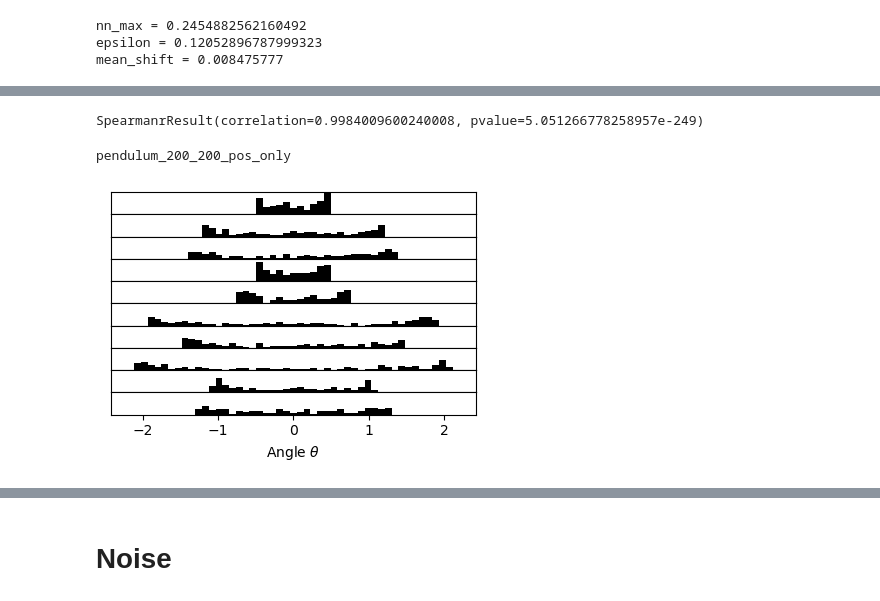
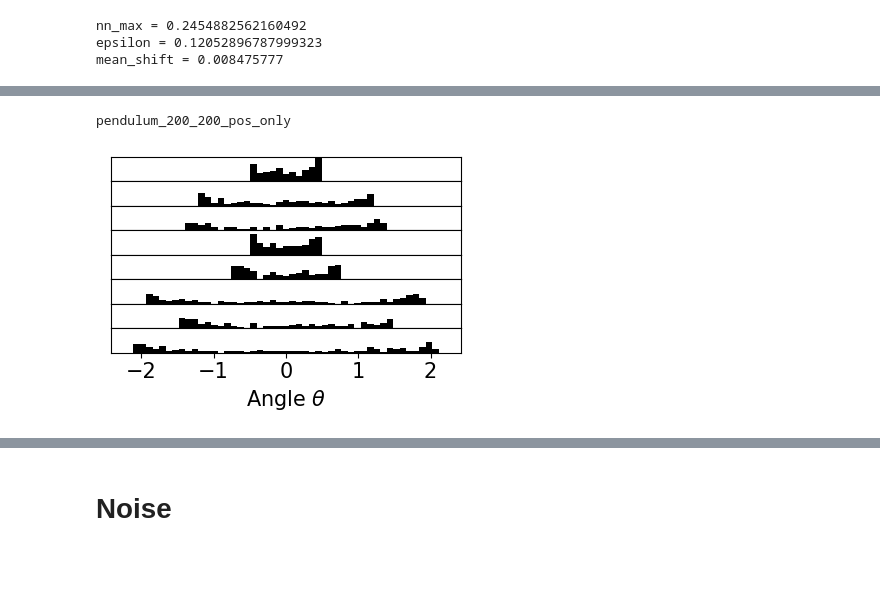
Before and after one commit to peterparity/conservation-laws-manifold-learning, a Jupyter notebook: pendulum.ipynb, the cells around one changed output, grey strips where cells are left out. Drawn from its saved outputs; the diff is of its cells as text; code cells hidden in the pictures; blank space fills up the shorter version.

```diff
--- a/pendulum.ipynb
+++ b/pendulum.ipynb
@@ -51,7 +52,7 @@ Converged? True
 [figure]
 # %%
 # np.savez(out_name + "_dist_mat.npz", dist_mat=dist_mat)
-# dist_mat = np.load(out_name + "_dist_mat.npz")['dist_mat']
+dist_mat = np.load(out_name + "_dist_mat.npz")['dist_mat']
 # %%
 evals, embedding, epsilon = manifold.diffusion_map(
     dist_mat, n_components=20, epsilon="max", n_neighbors=20, alpha=1, robust=True
@@ -195,0 +230,12 @@ pendulum_200_200
+# %%
+from ott.tools import transport, plot
+
+x = data[1]
+y = data[16]
+ot = transport.solve(x, y, epsilon=1e-1**2)
+plot_ot = plot.Plot()
+lines = plot_ot._mapping(x, y, ot.matrix);
+# %%
+filtered_lines = [line for line in lines if line[2] > 0.01]
+print(len(filtered_lines))
+max_strength = np.max([strength for _,_,strength in filtered_lines])
@@ -234,7 +390,7 @@ Converged? True
 [figure]
 # %%
 # np.savez(out_name + "_dist_mat.npz", dist_mat=dist_mat)
-# dist_mat = np.load(out_name + "_dist_mat.npz")['dist_mat']
+dist_mat = np.load(out_name + "_dist_mat.npz")['dist_mat']
 # %%
 evals, embedding, epsilon = manifold.diffusion_map(
     dist_mat, n_components=20, epsilon="max", n_neighbors=20, alpha=1, robust=True
@@ -323,58 +484,53 @@ Coefficent(s): [-0.59065735]
 <matplotlib.collections.PathCollection at 0x...>
 [figure]
-# %%
-from scipy.stats import spearmanr
-
-spearmanr(reg.predict(X), y)
-# %% [output]
-SpearmanrResult(correlation=0.9984009600240008, pvalue=5.051266778258957e-249)
 # %%
 print(out_name)
 with plt.style.context("default"):
+    plt.rcParams.update({'font.size': 15})
     fig = plt.figure(figsize=(4, 3))
-    gs = fig.add_gridspec(10, hspace=0)
+    gs = fig.add_gridspec(8, hspace=0)
     axs = gs.subplots(sharex=True, sharey=True)
 
-    for i, traj in enumerate(raw_data[:10, :, 0]):
+    for i, traj in enumerate(raw_data[:8, :, 0]):
         axs[i].hist(traj, bins=np.linspace(-2.2, 2.2, 50), color='k')
     plt.xlabel(r"Angle $\theta$")
     plt.yticks([])
     plt.tight_layout()
     plt.savefig(f"figures/{out_name}_data.pdf", bbox_inches="tight")
 
     plt.figure(figsize=(3, 3))
     plt.imshow(dist_mat)
     plt.xlabel("Trajectory Index")
     plt.ylabel("Trajectory Index")
     plt.tight_layout()
     plt.savefig(f"figures/{out_name}_dist_mat.pdf", bbox_inches="tight")
 
     plt.figure(figsize=(3, 3))
     plt.scatter(embedding[:, 0], E, c="k", s=2)
-    plt.xlabel("Latent Parameter 0")
+    plt.xlabel("Component 1")
     plt.ylabel("Energy")
     plt.savefig(f"figures/{out_name}_embedding.pdf", bbox_inches="tight")
 
     plt.figure(figsize=(3, 3))
-    n_show_components = 11
+    n_show_components = 10
     plt.bar(
-        list(range(n_components)[:n_show_components]),
+        list(range(1, n_components+1)[:n_show_components]),
         scores_pass[:n_show_components],
         color="k",
     )
     plt.bar(
-        list(range(n_components)[:n_show_components]),
+        list(range(1, n_components+1)[:n_show_components]),
         scores_fail[:n_show_components],
         hatch="//",
         color="gray",
     )
-    plt.xticks(ticks=range(n_components)[:n_show_components])
-    plt.xlim(-0.7, n_show_components - 0.3)
+    plt.xticks(ticks=range(1, n_components+1)[:n_show_components])
+    plt.xlim(0.3, n_show_components + 0.7)
     # plt.ylim(0, 1)
     plt.ylabel("Score")
-    plt.xlabel("Latent Parameter")
-    plt.hlines(threshold, -1, n_show_components, "gray", linestyles="dashed")
+    plt.xlabel("Component")
+    plt.hlines(threshold, 0, n_show_components+1, "gray", linestyles="dashed")
     plt.savefig(f"figures/{out_name}_score.pdf", bbox_inches="tight")
 # %% [output]
 pendulum_200_200_pos_only
-[figure, old version]
+[figure, new version]
```
Also changed, not shown: parts of 32 cells of this notebook, 5 other files.
